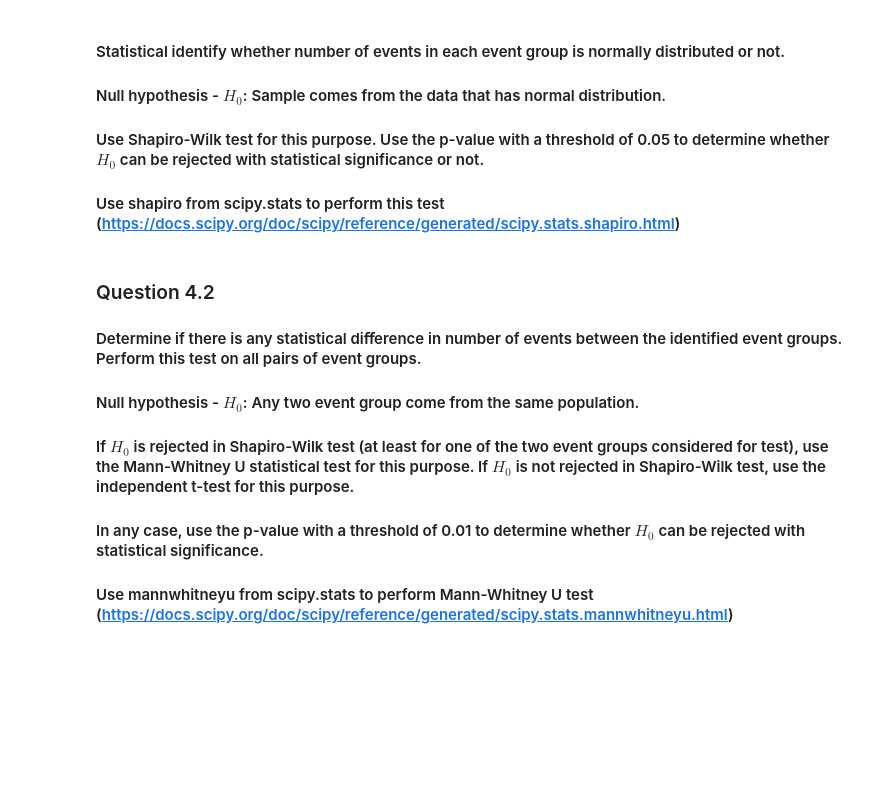
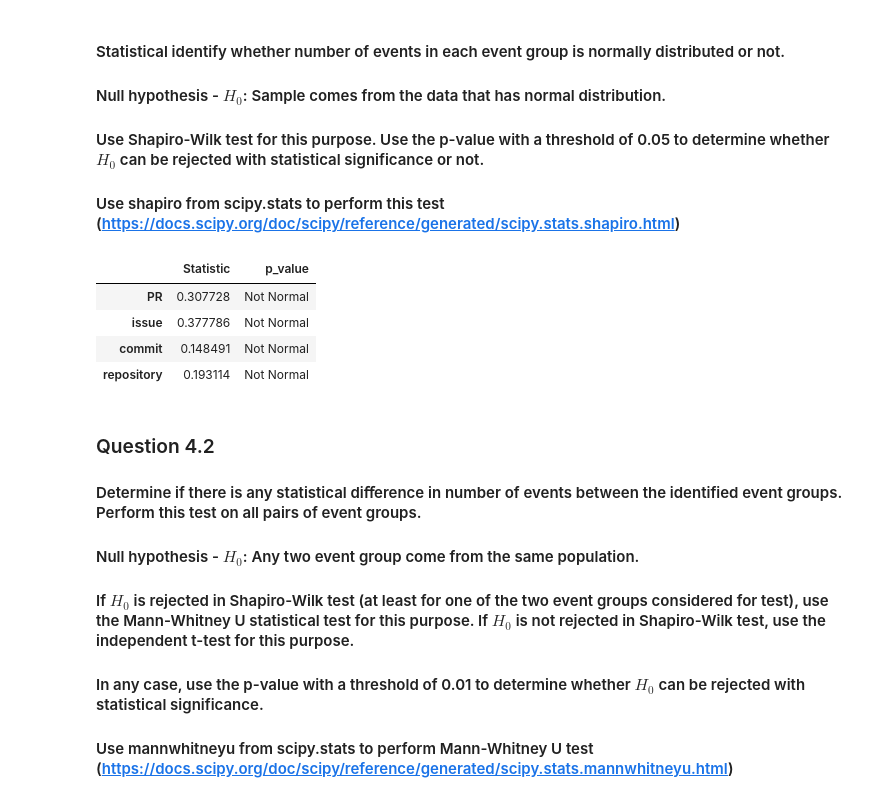
Before and after one commit to augho/SoftEvol_TP_bots, a Jupyter notebook: TP_bots_template.ipynb, the cells around one changed output. Saved outputs shown, nothing was run; the diff lists cells and outputs as text; code cells hidden in the pictures; blank space fills up the shorter version.

```diff
--- a/TP_bots_template.ipynb
+++ b/TP_bots_template.ipynb
@@ -588,6 +604,20 @@ The heatmap shows that humans have much more events in the repository group and
 #### Use shapiro from scipy.stats to perform this test (https://docs.scipy.org/doc/scipy/reference/generated/scipy.stats.shapiro.html)
 # %%
 # YOUR CODE BELOW
+shapiro_results = {}
+for event in ['PR', 'issue', 'commit', 'repository']:
+    event_counts = merged_df[event].dropna()
+    stat, p_value = shapiro(event_counts)
+    shapiro_results[event] = {'Statistic': stat, 'p_value': 'Normal?' if p_value > 0.05 else 'Not Normal'}
+
+df_shapiro = pd.DataFrame.from_dict(shapiro_results, orient='index')
+df_shapiro
+# %% [output]
+|  | Statistic | p_value |
+| PR | 0.307728 | Not Normal |
+| issue | 0.377786 | Not Normal |
+| commit | 0.148491 | Not Normal |
+| repository | 0.193114 | Not Normal |
 # %% [markdown]
 ### Question 4.2
 #### Determine if there is any statistical diﬀerence in number of events between the identified event groups. Perform this test on all pairs of event groups.
```
Also changed, not shown: parts of 3 cells of this notebook.
